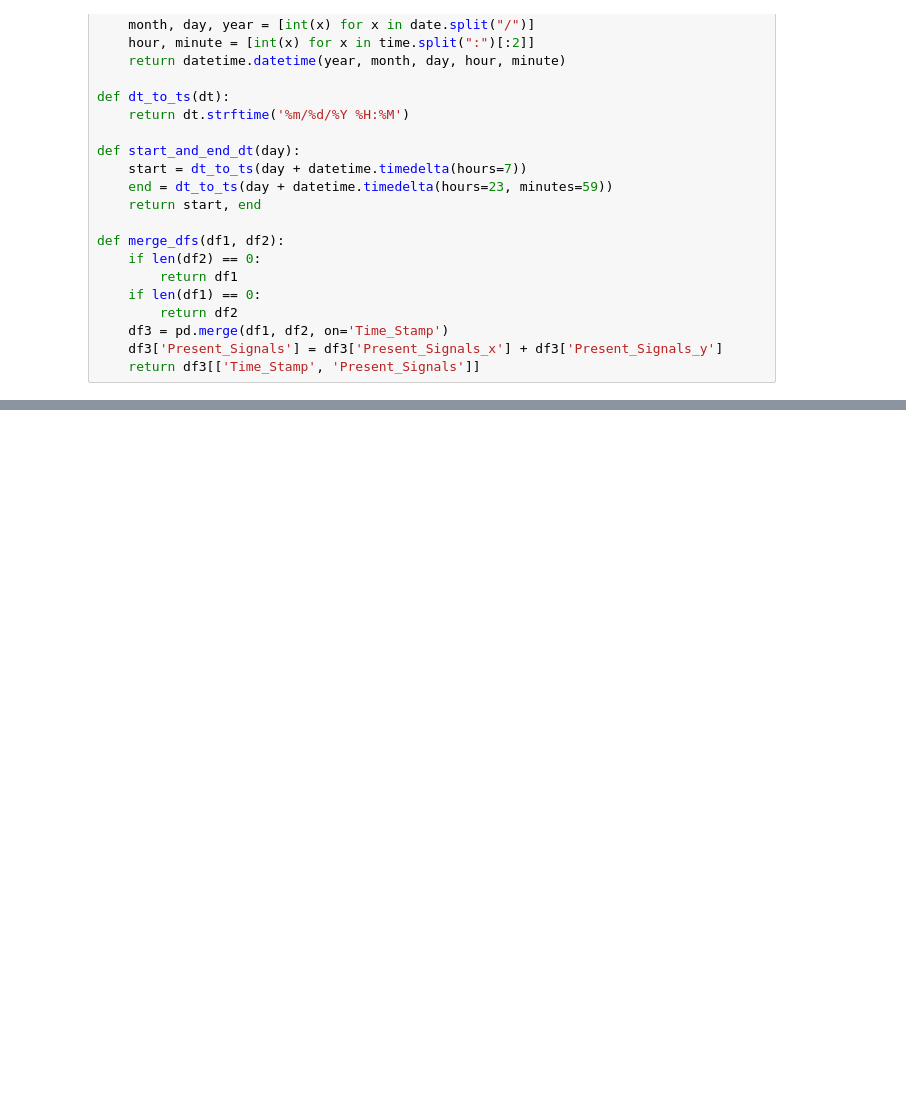
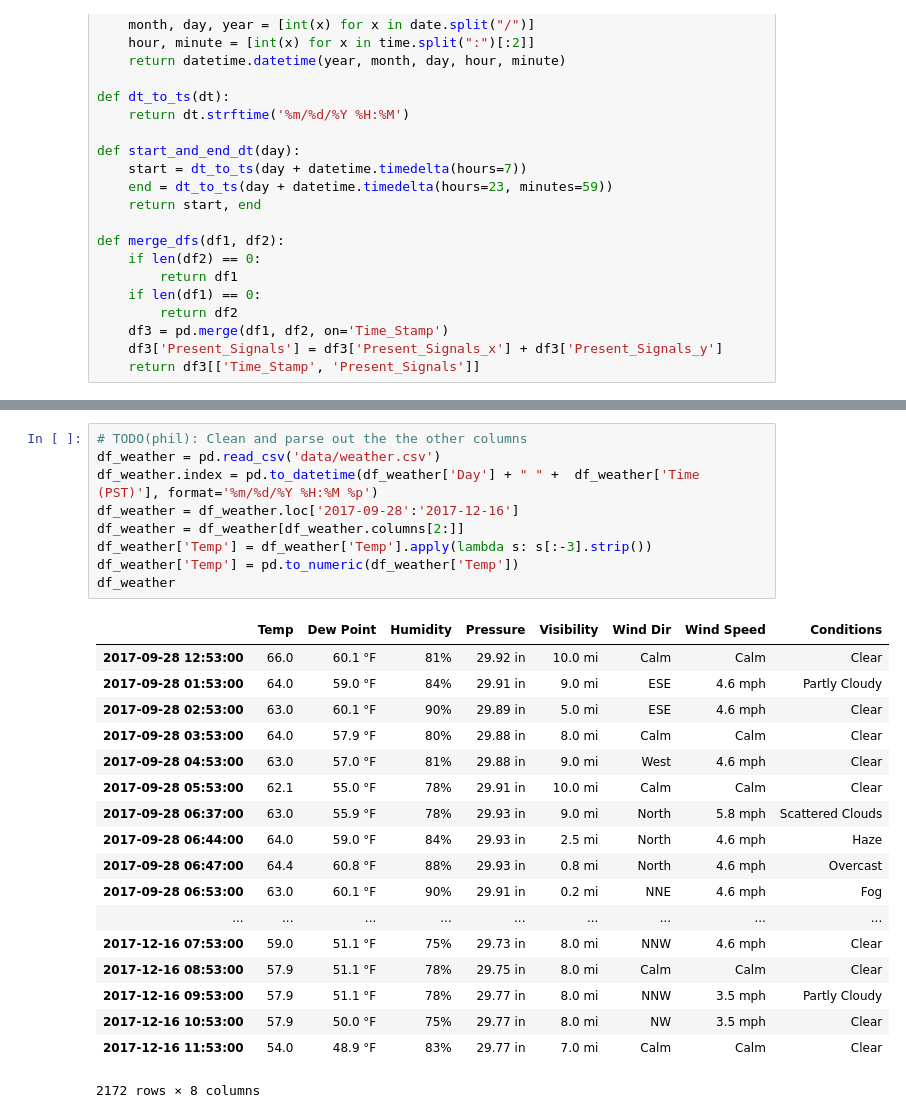
Before and after one commit to kelvinluime/Pr_059, a Jupyter notebook: FinalProject.ipynb, the cells around one changed output, grey strips where cells are left out. Saved outputs shown, nothing was run; the diff lists cells and outputs as text; blank space fills up the shorter version.

Commit message:
Add in data

```diff
--- a/FinalProject.ipynb
+++ b/FinalProject.ipynb
@@ -245,0 +429,28 @@ def get_geisel_df(earliest, latest, table_selection, quarter):
+# %%
+# TODO(phil): Clean and parse out the the other columns
+df_weather = pd.read_csv('data/weather.csv')
+df_weather.index = pd.to_datetime(df_weather['Day'] + " " +  df_weather['Time (PST)'], format='%m/%d/%Y %H:%M %p')
+df_weather = df_weather.loc['2017-09-28':'2017-12-16']
+df_weather = df_weather[df_weather.columns[2:]]
+df_weather['Temp'] = df_weather['Temp'].apply(lambda s: s[:-3].strip())
+df_weather['Temp'] = pd.to_numeric(df_weather['Temp'])
+df_weather
+# %% [output]
+|  | Temp | Dew Point | Humidity | Pressure | Visibility | Wind Dir | Wind Speed | Conditions |
+| 2017-09-28 12:53:00 | 66.0 | 60.1 °F | 81% | 29.92 in | 10.0 mi | Calm | Calm | Clear |
+| 2017-09-28 01:53:00 | 64.0 | 59.0 °F | 84% | 29.91 in | 9.0 mi | ESE | 4.6 mph | Partly Cloudy |
+| 2017-09-28 02:53:00 | 63.0 | 60.1 °F | 90% | 29.89 in | 5.0 mi | ESE | 4.6 mph | Clear |
+| 2017-09-28 03:53:00 | 64.0 | 57.9 °F | 80% | 29.88 in | 8.0 mi | Calm | Calm | Clear |
+| 2017-09-28 04:53:00 | 63.0 | 57.0 °F | 81% | 29.88 in | 9.0 mi | West | 4.6 mph | Clear |
+| 2017-09-28 05:53:00 | 62.1 | 55.0 °F | 78% | 29.91 in | 10.0 mi | Calm | Calm | Clear |
+| 2017-09-28 06:37:00 | 63.0 | 55.9 °F | 78% | 29.93 in | 9.0 mi | North | 5.8 mph | Scattered Clouds |
+| 2017-09-28 06:44:00 | 64.0 | 59.0 °F | 84% | 29.93 in | 2.5 mi | North | 4.6 mph | Haze |
+| 2017-09-28 06:47:00 | 64.4 | 60.8 °F | 88% | 29.93 in | 0.8 mi | North | 4.6 mph | Overcast |
+| 2017-09-28 06:53:00 | 63.0 | 60.1 °F | 90% | 29.91 in | 0.2 mi | NNE | 4.6 mph | Fog |
+| ... | ... | ... | ... | ... | ... | ... | ... | ... |
+| 2017-12-16 07:53:00 | 59.0 | 51.1 °F | 75% | 29.73 in | 8.0 mi | NNW | 4.6 mph | Clear |
+| 2017-12-16 08:53:00 | 57.9 | 51.1 °F | 78% | 29.75 in | 8.0 mi | Calm | Calm | Clear |
+| 2017-12-16 09:53:00 | 57.9 | 51.1 °F | 78% | 29.77 in | 8.0 mi | NNW | 3.5 mph | Partly Cloudy |
+| 2017-12-16 10:53:00 | 57.9 | 50.0 °F | 75% | 29.77 in | 8.0 mi | NW | 3.5 mph | Clear |
+| 2017-12-16 11:53:00 | 54.0 | 48.9 °F | 83% | 29.77 in | 7.0 mi | Calm | Calm | Clear |
+2172 rows × 8 columns
```
Also changed, not shown: parts of 11 cells of this notebook, 11 other files.
